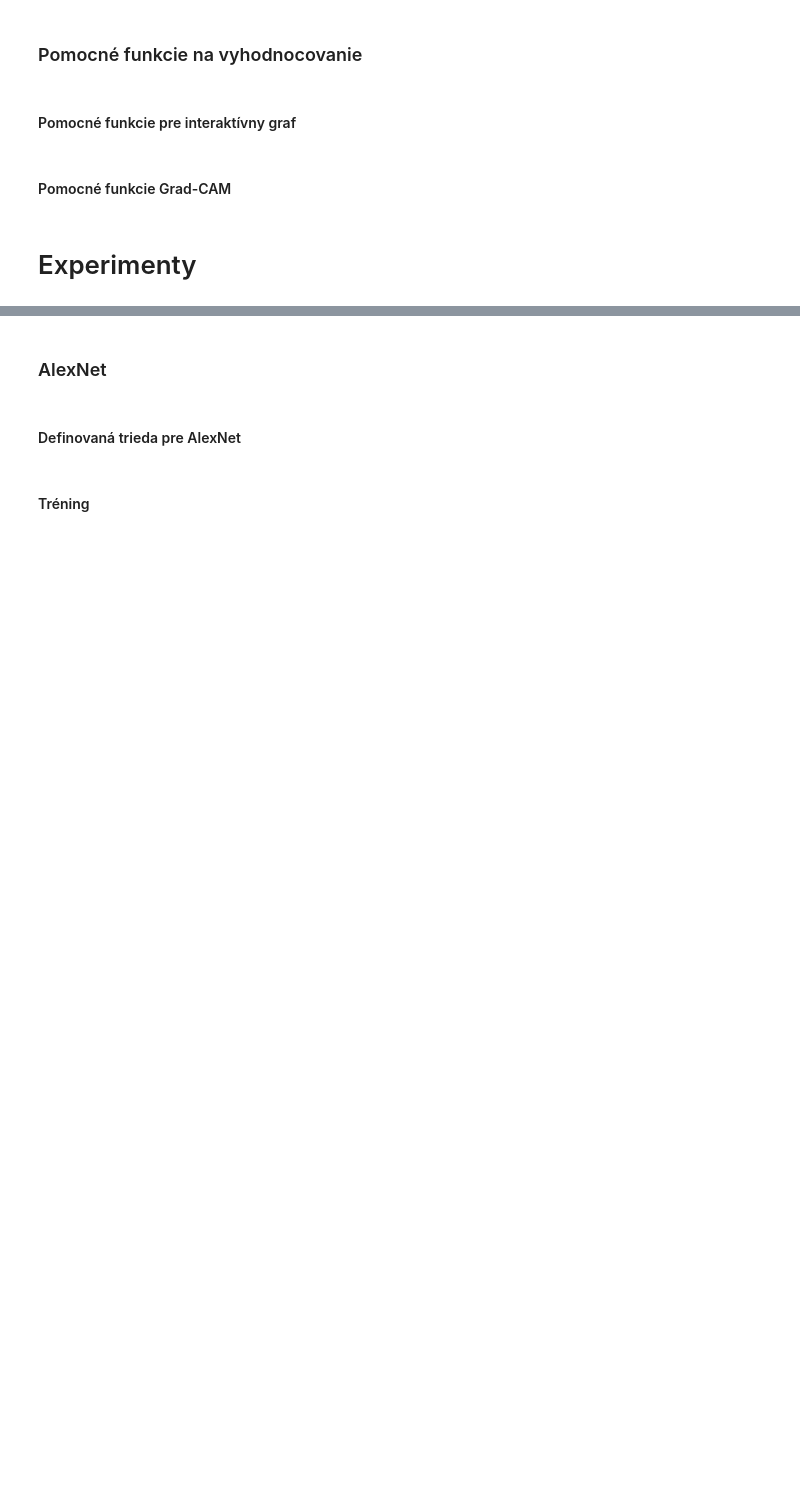
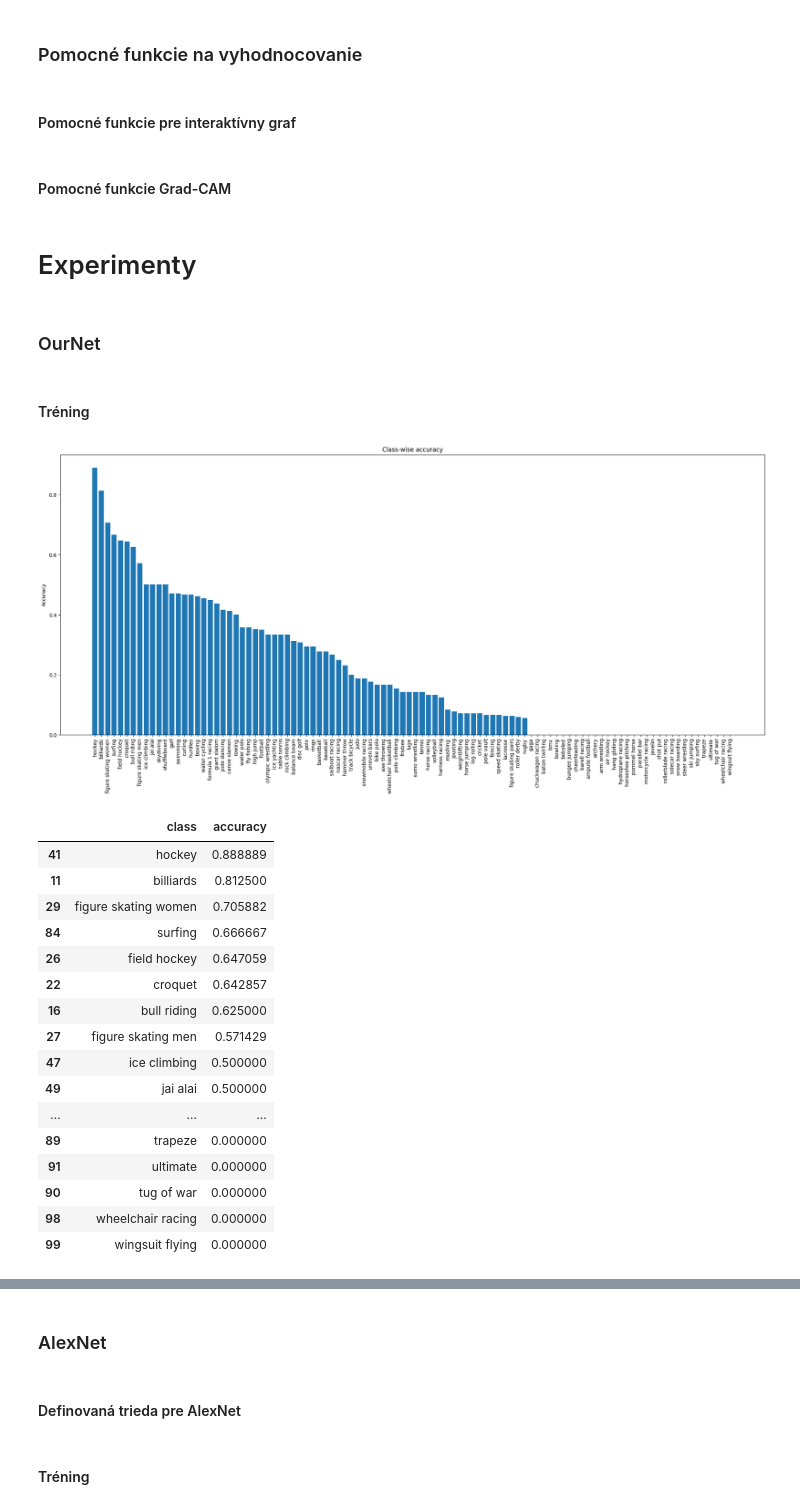
Before and after one commit to xporubskyj/ZNUES_projekt2, a Jupyter notebook: Experimenty.ipynb, the cells around one changed output, grey strips where cells are left out. Cells and saved outputs as stored; diff of their text form; code cells hidden in the pictures; blank space fills up the shorter version.

```diff
--- a/Experimenty.ipynb
+++ b/Experimenty.ipynb
@@ -549,3 +520,5 @@ def train_model(model, train_loader, val_loader, criterion, optimizer, model_nam
                 break
 
     return history
+# %% [markdown]
+### OurNet
@@ -551,0 +560,13 @@ def train_model(model, train_loader, val_loader, criterion, optimizer, model_nam
+# %% [markdown]
+#### Tréning
+# %%
+device = "cuda" if torch.cuda.is_available() else "cpu"
+num_classes = 100
+
+ournet = OurNet(num_classes=num_classes)
+ournet = ournet.to(device)
+
+criterion = nn.CrossEntropyLoss()
+optimizer = Adam(ournet.parameters(), lr=1e-4)
+
+scheduler = StepLR(optimizer, step_size=10, gamma=0.5)
@@ -551,0 +586,23 @@ def train_model(model, train_loader, val_loader, criterion, optimizer, model_nam
+# %%
+ournet.load_state_dict(torch.load("best_models/ournet.pth", map_location="cpu"))
+per_cls_acc = plot_classwise_accuracy(ournet, test_loader, class_names)
+per_cls_acc.style.set_table_attributes('style="display:inline-block; height:300px; overflow:auto;"')
+# %% [output]
+[figure, added]
+|  | class | accuracy |
+| 41 | hockey | 0.888889 |
+| 11 | billiards | 0.812500 |
+| 29 | figure skating women | 0.705882 |
+| 84 | surfing | 0.666667 |
+| 26 | field hockey | 0.647059 |
+| 22 | croquet | 0.642857 |
+| 16 | bull riding | 0.625000 |
+| 27 | figure skating men | 0.571429 |
+| 47 | ice climbing | 0.500000 |
+| 49 | jai alai | 0.500000 |
+| ... | ... | ... |
+| 89 | trapeze | 0.000000 |
+| 91 | ultimate | 0.000000 |
+| 90 | tug of war | 0.000000 |
+| 98 | wheelchair racing | 0.000000 |
+| 99 | wingsuit flying | 0.000000 |
```
Also changed, not shown: parts of 11 cells of this notebook.
